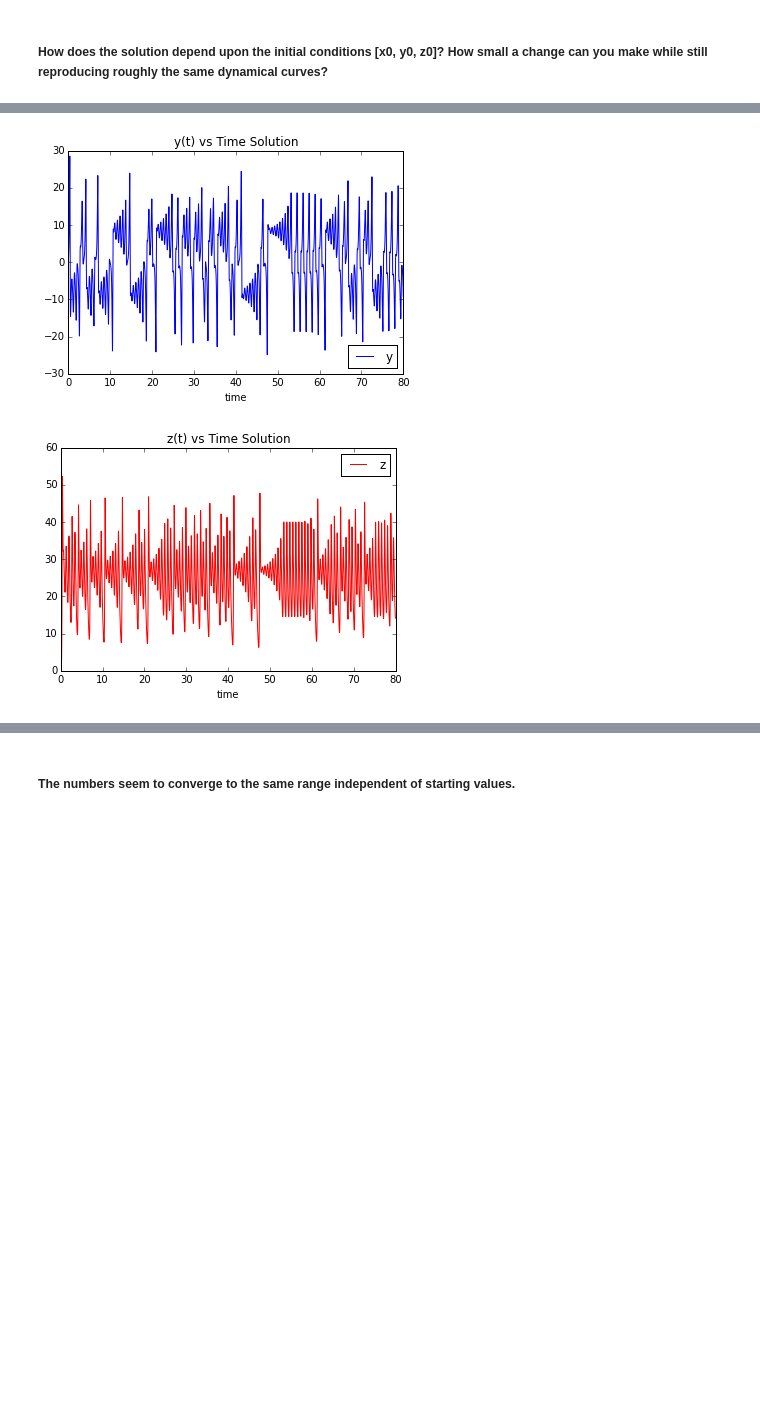
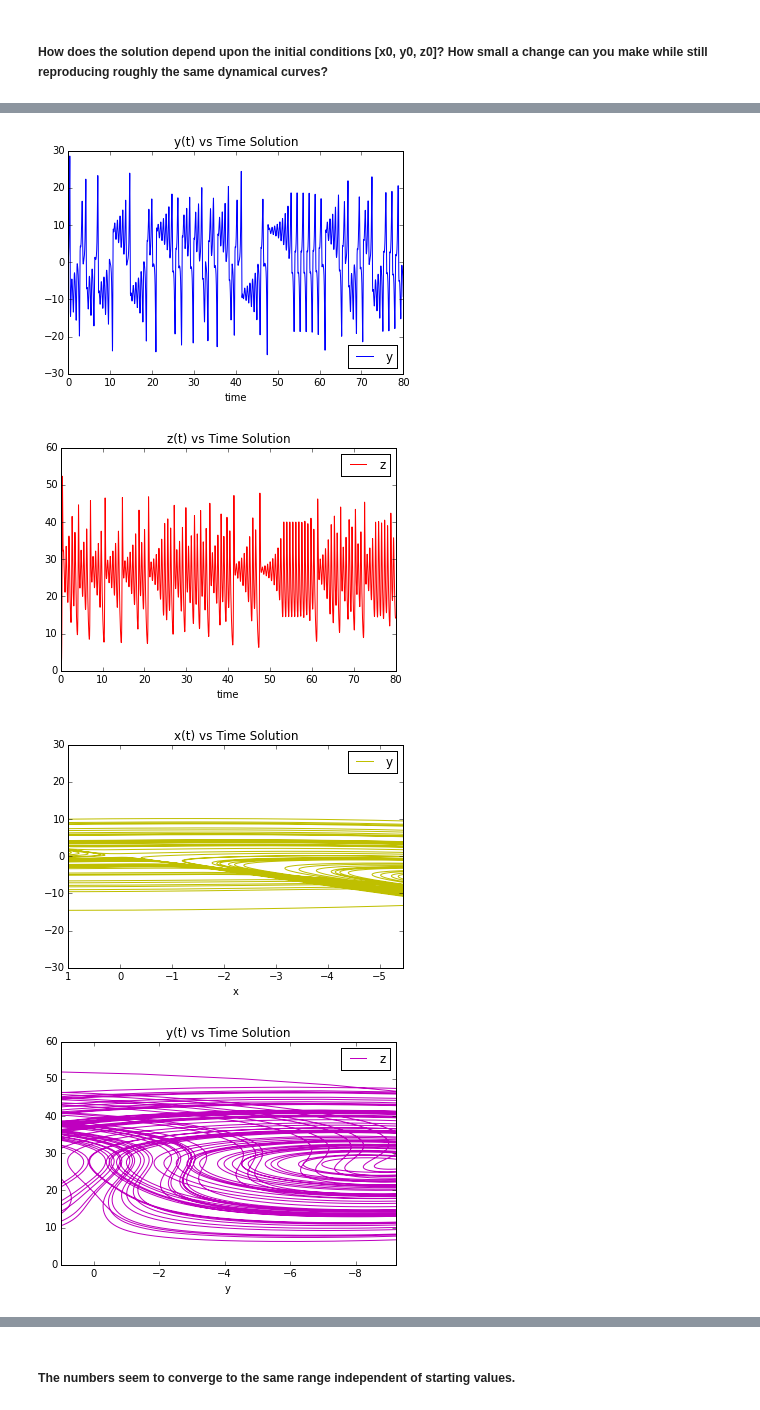
Before and after one commit to justingapper/CS510-Fall2015-Midterm, a Jupyter notebook: ExploreAttractor.ipynb, the cells around one changed output, grey strips where cells are left out. Drawn from its saved outputs; the diff is of its cells as text; code cells hidden in the pictures; blank space fills up the shorter version.

```diff
--- a/ExploreAttractor.ipynb
+++ b/ExploreAttractor.ipynb
@@ -41,12 +44,17 @@ atr.plotz()
 # %% [markdown]
 ##### How does the solution depend upon the initial conditions [x0, y0, z0]? How small a change can you make while still reproducing roughly the same dynamical curves?
 # %%
-atr = attractor.Attractor()
-atr.evolve([1,1,1])
-atr.plotx()
-atr.ploty()
-atr.plotz()
+attr = attractor.Attractor()
+attr.evolve([1,1,1],4)
+attr.plotx()
+attr.ploty()
+attr.plotz()
+attr.plotxy()
+attr.plotyz()
+attr.plotzx()
 # %% [output]
 [figure]
 [figure]
 [figure]
+[figure, added]
+[figure, added]
```
Also changed, not shown: parts of 15 cells of this notebook.
